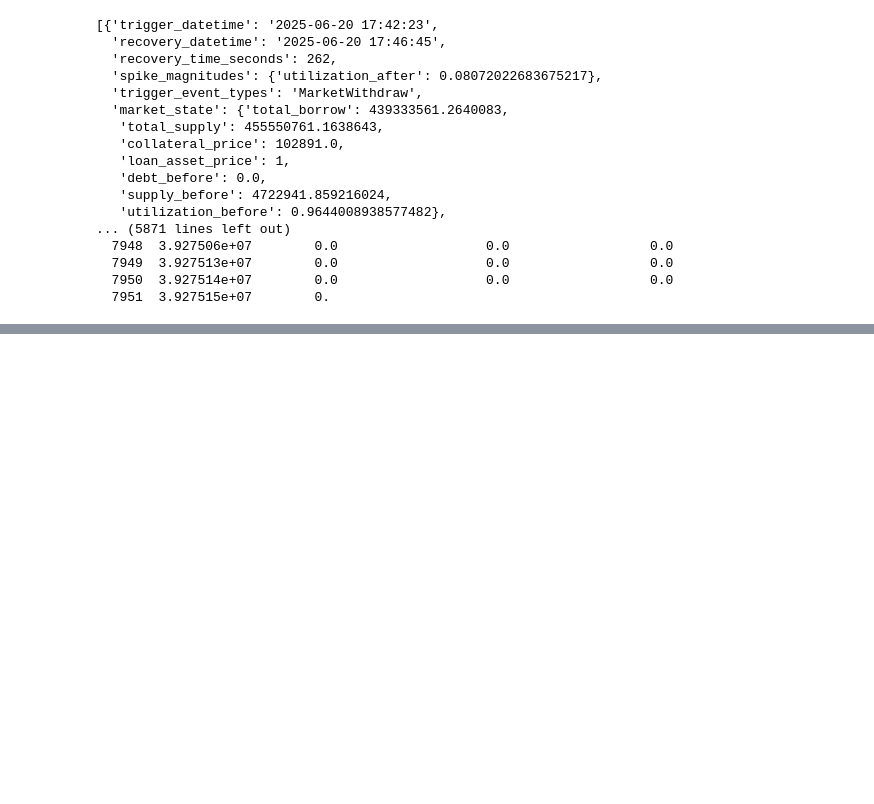
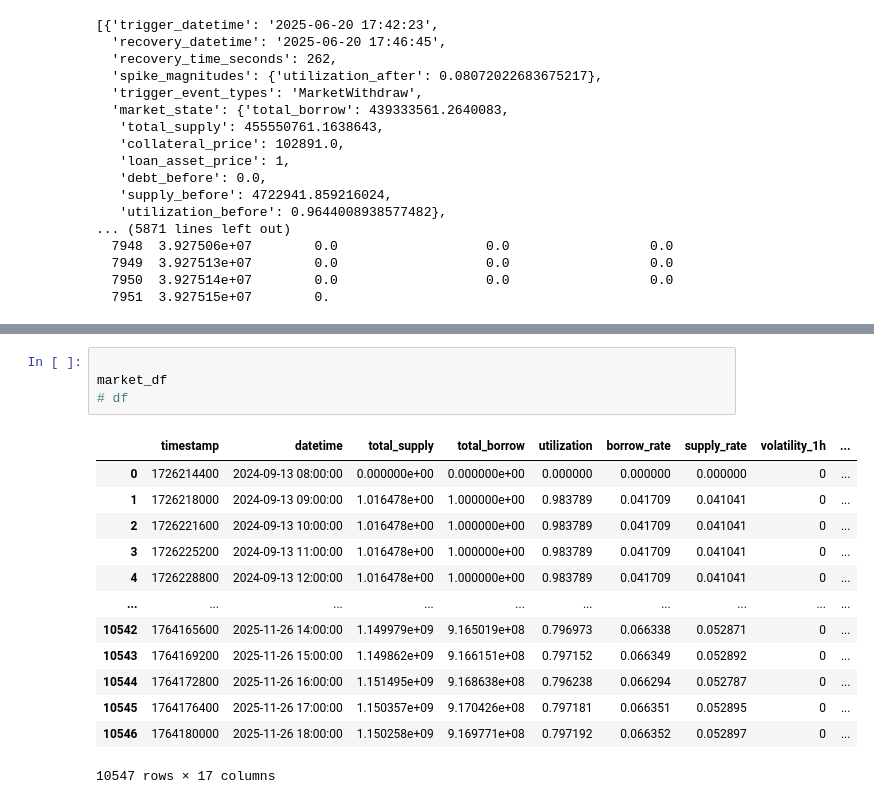
Before and after one commit to egortrussov/lending_protocols_researh, a Jupyter notebook: users_clusterization/utilization_spikes.ipynb, the cells around one changed output, grey strips where cells are left out. Cells and saved outputs as stored; diff of their text form; blank space fills up the shorter version.

```diff
--- a/users_clusterization/utilization_spikes.ipynb
+++ b/users_clusterization/utilization_spikes.ipynb
@@ -1096,0 +1249,18 @@ for i in results:
+# %%
+
+market_df
+# df
+# %% [output]
+|  | timestamp | datetime | total_supply | total_borrow | utilization | borrow_rate | supply_rate | volatility_1h | ... |
+| 0 | 1726214400 | 2024-09-13 08:00:00 | 0.000000e+00 | 0.000000e+00 | 0.000000 | 0.000000 | 0.000000 | 0 | ... |
+| 1 | 1726218000 | 2024-09-13 09:00:00 | 1.016478e+00 | 1.000000e+00 | 0.983789 | 0.041709 | 0.041041 | 0 | ... |
+| 2 | 1726221600 | 2024-09-13 10:00:00 | 1.016478e+00 | 1.000000e+00 | 0.983789 | 0.041709 | 0.041041 | 0 | ... |
+| 3 | 1726225200 | 2024-09-13 11:00:00 | 1.016478e+00 | 1.000000e+00 | 0.983789 | 0.041709 | 0.041041 | 0 | ... |
+| 4 | 1726228800 | 2024-09-13 12:00:00 | 1.016478e+00 | 1.000000e+00 | 0.983789 | 0.041709 | 0.041041 | 0 | ... |
+| ... | ... | ... | ... | ... | ... | ... | ... | ... | ... |
+| 10542 | 1764165600 | 2025-11-26 14:00:00 | 1.149979e+09 | 9.165019e+08 | 0.796973 | 0.066338 | 0.052871 | 0 | ... |
+| 10543 | 1764169200 | 2025-11-26 15:00:00 | 1.149862e+09 | 9.166151e+08 | 0.797152 | 0.066349 | 0.052892 | 0 | ... |
+| 10544 | 1764172800 | 2025-11-26 16:00:00 | 1.151495e+09 | 9.168638e+08 | 0.796238 | 0.066294 | 0.052787 | 0 | ... |
+| 10545 | 1764176400 | 2025-11-26 17:00:00 | 1.150357e+09 | 9.170426e+08 | 0.797181 | 0.066351 | 0.052895 | 0 | ... |
+| 10546 | 1764180000 | 2025-11-26 18:00:00 | 1.150258e+09 | 9.169771e+08 | 0.797192 | 0.066352 | 0.052897 | 0 | ... |
+10547 rows × 17 columns
```
Also changed, not shown: parts of 3 cells of this notebook, 3 other files.
